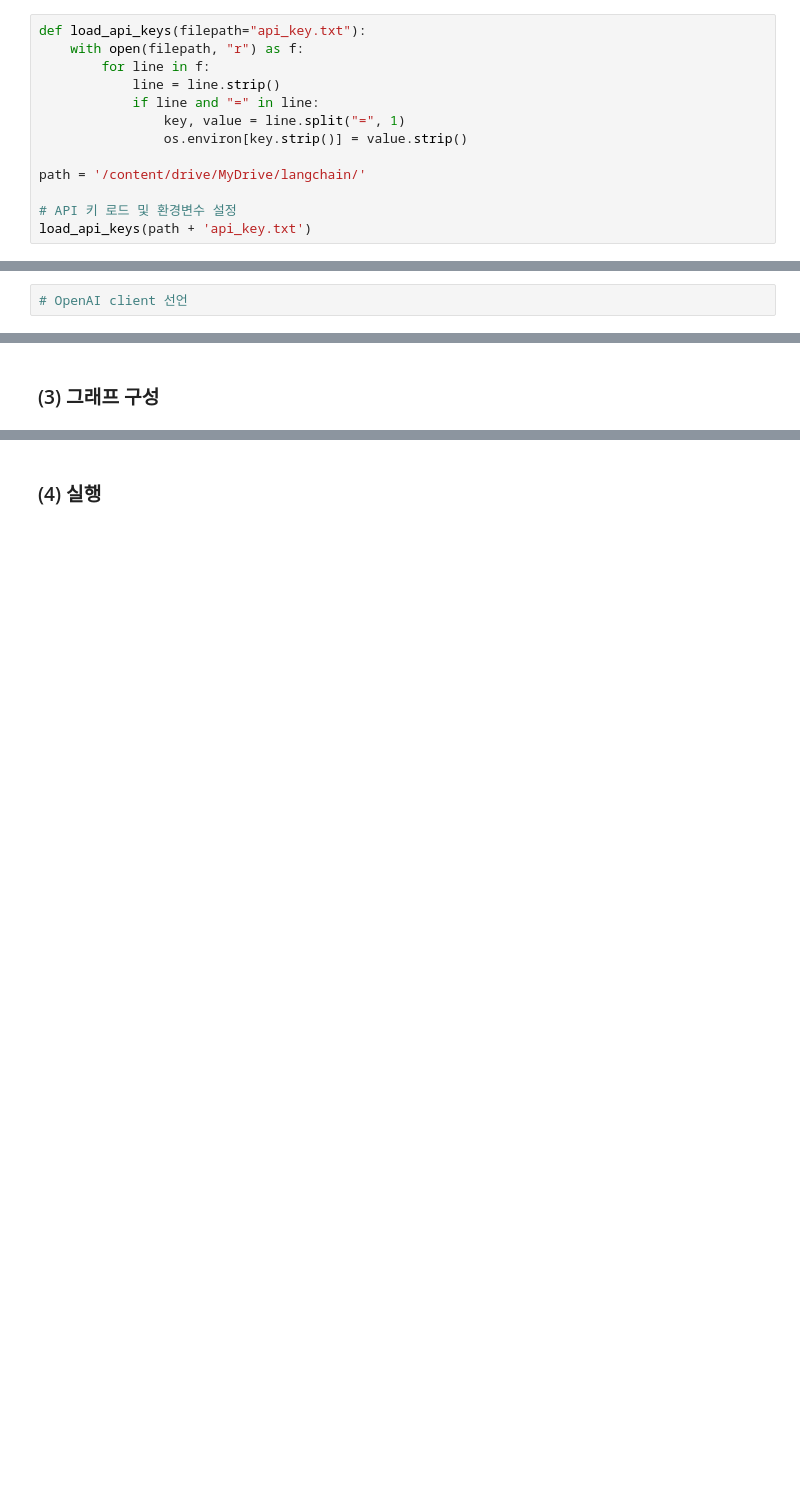
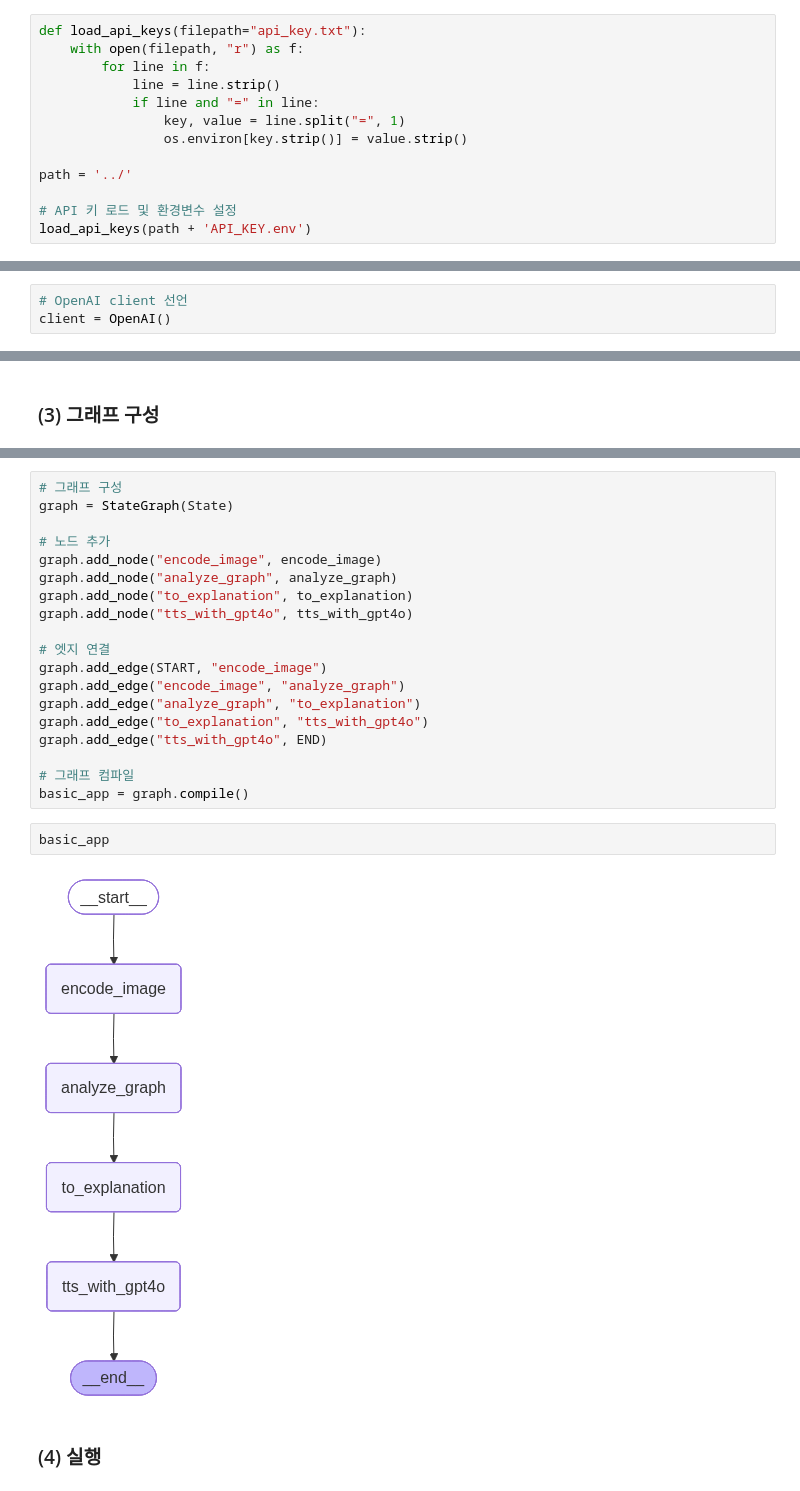
Before and after one commit to Sihyeon0123/AIVLE_School, a Jupyter notebook: (7주차) 시각 지능과 멀티모달 AI/4. 멀티모달 AI Agent.ipynb, the cells around one changed output, grey strips where cells are left out. Cells and saved outputs as stored; diff of their text form; blank space fills up the shorter version.

```diff
--- a/(7주차) 시각 지능과 멀티모달 AI/4. 멀티모달 AI Agent.ipynb
+++ b/(7주차) 시각 지능과 멀티모달 AI/4. 멀티모달 AI Agent.ipynb
@@ -37,10 +37,10 @@ def load_api_keys(filepath="api_key.txt"):
                 key, value = line.split("=", 1)
                 os.environ[key.strip()] = value.strip()
 
-path = '/content/drive/MyDrive/langchain/'
+path = '../'
 
 # API 키 로드 및 환경변수 설정
-load_api_keys(path + 'api_key.txt')
+load_api_keys(path + 'API_KEY.env')
 # %% [markdown]
 * ⚠️ 아래 코드셀은, 실행해서 key가 제대로 보이는지 확인하고 삭제하세요.
 # %%
@@ -173,6 +184,7 @@ from PIL import Image
 * State에 담을 만한 내용을 적절하게 구성합니다.
 # %%
 # OpenAI client 선언
+client = OpenAI()
 # %%
 class State(TypedDict):
     messages: List[dict]                 # OpenAI 스타일 메시지 로그
@@ -242,3 +347,26 @@ except Exception:
+# %%
+# 그래프 구성
+graph = StateGraph(State)
+
+# 노드 추가
+graph.add_node("encode_image", encode_image)
+graph.add_node("analyze_graph", analyze_graph)
+graph.add_node("to_explanation", to_explanation)
+graph.add_node("tts_with_gpt4o", tts_with_gpt4o)
+
+# 엣지 연결
+graph.add_edge(START, "encode_image")
+graph.add_edge("encode_image", "analyze_graph")
+graph.add_edge("analyze_graph", "to_explanation")
+graph.add_edge("to_explanation", "tts_with_gpt4o")
+graph.add_edge("tts_with_gpt4o", END)
+
+# 그래프 컴파일
+basic_app = graph.compile()
+# %%
+basic_app
+# %% [output]
+[figure, added]
 # %% [markdown]
 ### (4) 실행
 # %% [markdown]
```
Also changed, not shown: parts of 12 cells of this notebook, 6 other files.
